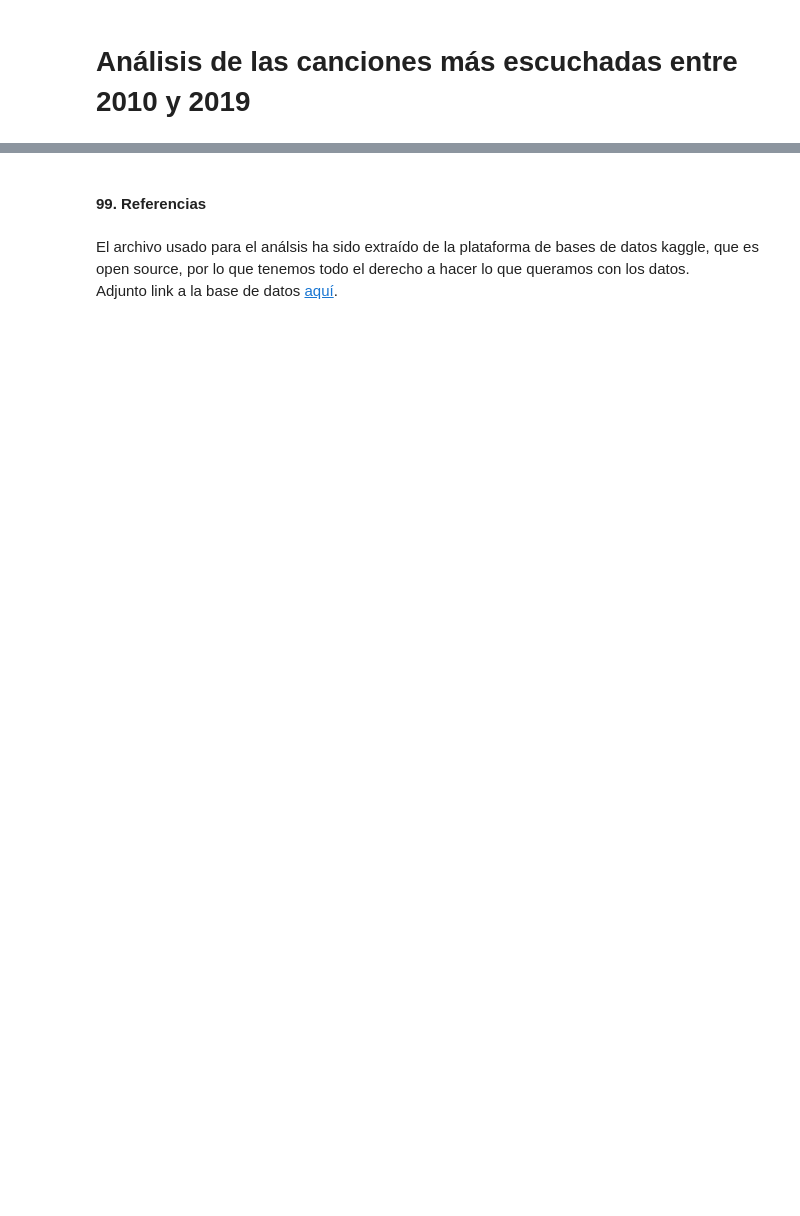
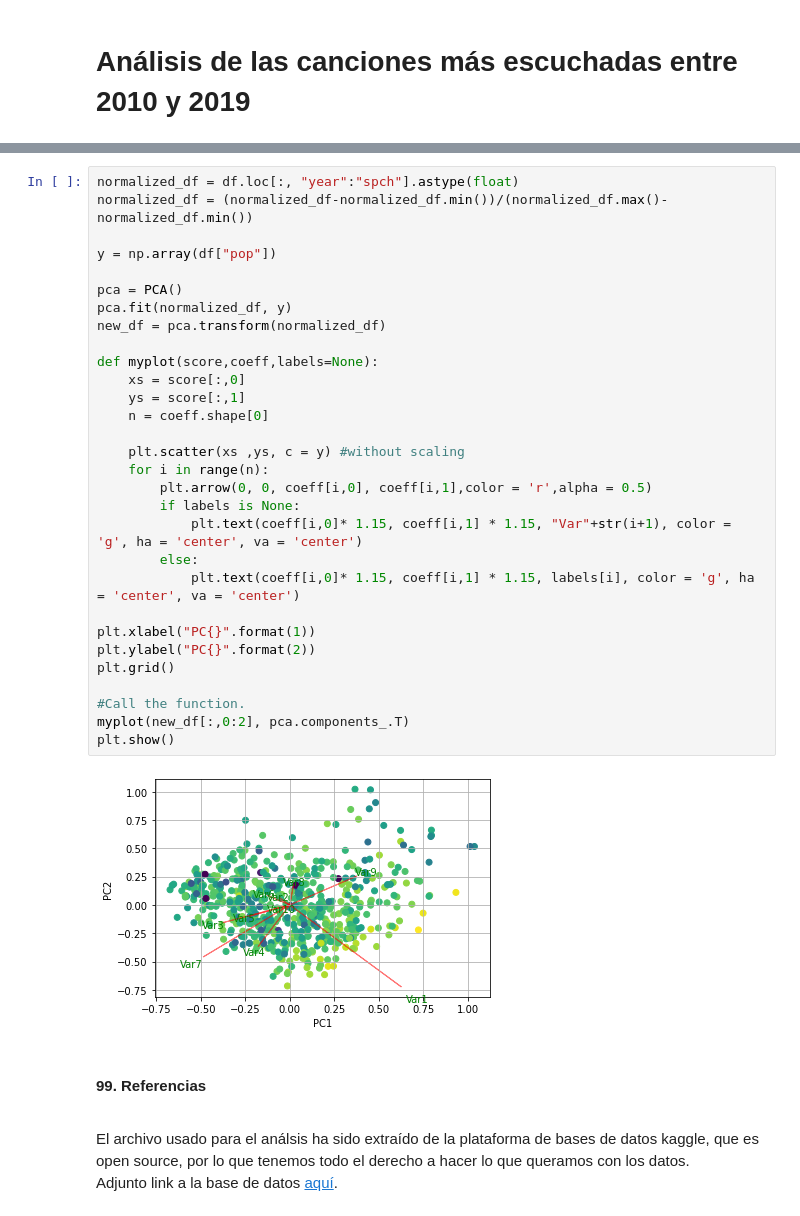
Before and after one commit to JoaquinMateosBarroso/Spotify-songs, a Jupyter notebook: Análisis_Spotify.ipynb, the cells around one changed output, grey strips where cells are left out. Cells and saved outputs as stored; diff of their text form; blank space fills up the shorter version.

```diff
--- a/Análisis_Spotify.ipynb
+++ b/Análisis_Spotify.ipynb
@@ -75,7 +130,38 @@ plt.show()
+# %%
+normalized_df = df.loc[:, "year":"spch"].astype(float)
+normalized_df = (normalized_df-normalized_df.min())/(normalized_df.max()-normalized_df.min())
+
+y = np.array(df["pop"])
+
+pca = PCA()
+pca.fit(normalized_df, y)
+new_df = pca.transform(normalized_df)
+
+def myplot(score,coeff,labels=None):
+    xs = score[:,0]
+    ys = score[:,1]
+    n = coeff.shape[0]
+
+    plt.scatter(xs ,ys, c = y) #without scaling
+    for i in range(n):
+        plt.arrow(0, 0, coeff[i,0], coeff[i,1],color = 'r',alpha = 0.5)
+        if labels is None:
+            plt.text(coeff[i,0]* 1.15, coeff[i,1] * 1.15, "Var"+str(i+1), color = 'g', ha = 'center', va = 'center')
+        else:
+            plt.text(coeff[i,0]* 1.15, coeff[i,1] * 1.15, labels[i], color = 'g', ha = 'center', va = 'center')
+
+plt.xlabel("PC{}".format(1))
+plt.ylabel("PC{}".format(2))
+plt.grid()
+
+#Call the function.
+myplot(new_df[:,0:2], pca.components_.T)
+plt.show()
+# %% [output]
+[figure, added]
 # %% [markdown]
 #### 99. Referencias
+<html><a id='referencias'></a></html>
 # %% [markdown]
-
-<html><a id='referencias'></a></html>
 El archivo usado para el análsis ha sido extraído de la plataforma de bases de datos kaggle, que es open source, por lo que tenemos todo el derecho a hacer lo que queramos con los datos.<br>
 Adjunto link a la base de datos <a href="https://www.kaggle.com/datasets/leonardopena/top-spotify-songs-from-20102019-by-year/code" target="_blank">aquí</a>.
```
Also changed, not shown: parts of 21 cells of this notebook, 2 other files.
